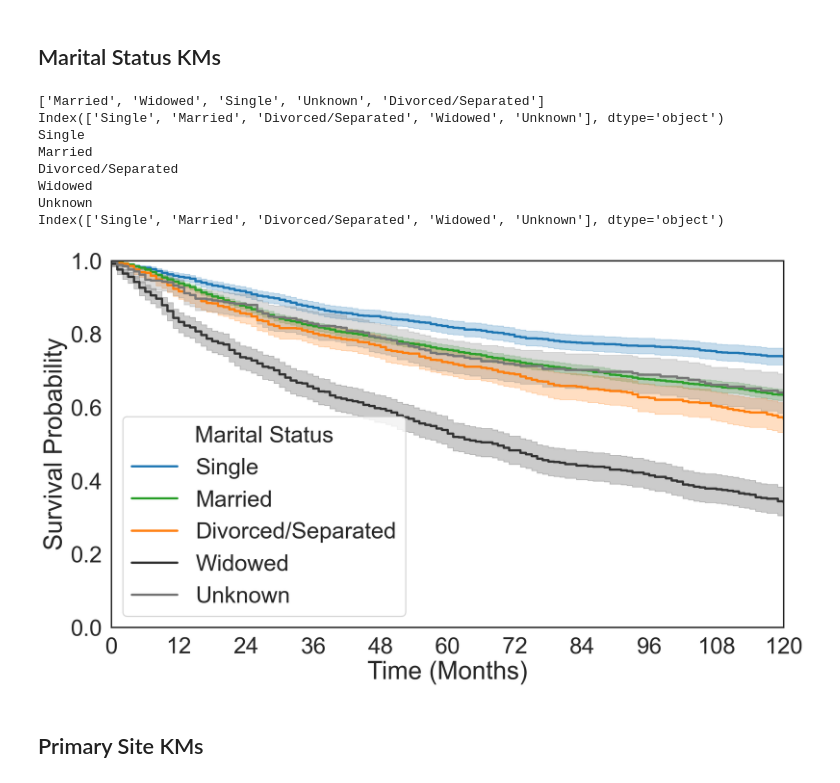
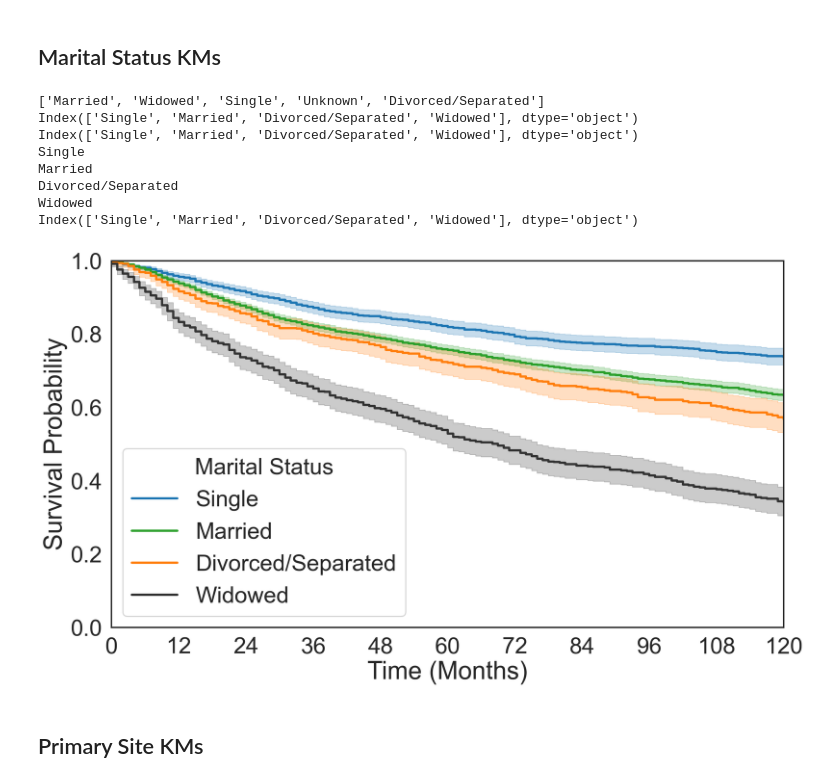
Before and after one commit to obaidkhurram/salivary-tumors, a Jupyter notebook: salivary_tumor_2024.ipynb, the cells around one changed output. Drawn from its saved outputs; the diff is of its cells as text; code cells hidden in the pictures.

Commit message:
• Validated KM Marital Status data • Adjusted Age variable to reflect 10 year increments in the Cox PH analysis

```diff
--- a/salivary_tumor_2024.ipynb
+++ b/salivary_tumor_2024.ipynb
@@ -649,3 +712,22 @@ print(low_proportion_categories)
 {'Age_Binned': ['0-4', '5-9', '10-14', '15-19', '20-24', '25-29', '30-34', '35-39', '85-89', '90+'], 'Sex': [], 'Race recode (W, B, AI, API)': ['American Indian/Alaska Native', 'Unknown'], 'Median hou ...
 # %% [markdown]
 # Survival Analysis
+# %%
+# Replace "Unknown" with nan's
+filtered_df['Survival months'] = filtered_df['Survival months'].replace("Unknown", np.nan)
+# Change to numeric
+filtered_df['Survival months'] = pd.to_numeric(filtered_df['Survival months'])
+
+filtered_df['event_occurred'] = filtered_df['Vital status recode (study cutoff used)'].apply(
+    lambda x: 1 if x == 'Dead'
+    # else 2 if x == 'Dead (missing/unknown COD)'
+    else 0)
+
+filtered_df_over18['Survival months'] = filtered_df_over18['Survival months'].replace("Unknown", np.nan)
+# Change to numeric
+filtered_df_over18['Survival months'] = pd.to_numeric(filtered_df_over18['Survival months'])
+
+filtered_df_over18['event_occurred'] = filtered_df_over18['Vital status recode (study cutoff used)'].apply(
+    lambda x: 1 if x == 'Dead'
+    # else 2 if x == 'Dead (missing/unknown COD)'
+    else 0)
@@ -825,7 +903,7 @@ See the caveats in the documentation: https://pandas.pydata.org/pandas-docs/stab
 # %% [markdown]
 ## SES Based KMs
 # %%
-df = filtered_df.dropna()
+df = filtered_df_over18.dropna()
 # df.info()
 # First let's reorder tertiles for aesthetics
 df['Income Tertile Temp'] = df['Income Tertile']
@@ -920,7 +998,7 @@ Name: count, dtype: int64
 # %% [markdown]
 ## Sex Based KMs
 # %%
-df = filtered_df.dropna()
+df = filtered_df_over18.dropna()
 
 # Instantiate the Kaplan-Meier fitter
 kmf = KaplanMeierFitter()
@@ -1008,8 +1086,14 @@ print(main_statuses)
 df = df[df[marital_colname].isin(main_statuses)]
 df[marital_colname] = df[marital_colname].cat.remove_unused_categories()
 df[marital_colname] = df[marital_colname].cat.reorder_categories(['Single','Married','Divorced/Separated','Widowed','Unknown'])
+# df[marital_colname] = df[marital_colname].map({'Divorced/Separated':'Single',
+#                                                'Widowed':'Single',
+#                                                'Married':'Married'}).astype('category')
+df = df[df[marital_colname] != 'Unknown']
+df[marital_colname] = df[marital_colname].cat.remove_unused_categories()
 print(df[marital_colname].cat.categories)
 marital_values = df[marital_colname].cat.categories
+print(marital_values)
 # marital_values = marital_values[~marital_values.isin(['Unknown','Domestic Partner'])]
 # Make new color dictionary
 mSColorDict = {maritalStatus: color for maritalStatus, color in zip(marital_values, marital_colorpalette)}
@@ -1049,38 +1133,38 @@ plt.xticks(range(0, 121, 12))
 plt.grid(False, axis='y')
 
 # Customize the legend font size
 plt.legend(loc='best', fontsize=base_fs, title='Marital Status')
 
 # Manually define the order of the legend items
 ordered_labels = marital_values
 print(marital_values)
 # Get the current handles and labels from the plot
 handles, labels = ax.get_legend_handles_labels()
 
 # Reorder the handles and labels to match the desired order
 ordered_handles = [handles[labels.index(label)] for label in ordered_labels]
 
 # Now, set the legend with the desired order
 legend = ax.legend(ordered_handles, ordered_labels, fontsize=base_fs, loc='best')
 
 # Set the title for the legend
 legend.set_title('Marital Status', prop={'size': base_fs})
 # set layout
 plt.tight_layout()
 # save the plot
-# plt.savefig('km_survival10year.png', dpi=300, bbox_inches='tight')
+plt.savefig('km_survival10year_marital.pdf', format='pdf', dpi=300, bbox_inches='tight')
 # Show the plot
 plt.show()
 # %% [output]
 ['Married', 'Widowed', 'Single', 'Unknown', 'Divorced/Separated']
-Index(['Single', 'Married', 'Divorced/Separated', 'Widowed', 'Unknown'], dtype='object')
+Index(['Single', 'Married', 'Divorced/Separated', 'Widowed'], dtype='object')
+Index(['Single', 'Married', 'Divorced/Separated', 'Widowed'], dtype='object')
 Single
 Married
 Divorced/Separated
 Widowed
-Unknown
-Index(['Single', 'Married', 'Divorced/Separated', 'Widowed', 'Unknown'], dtype='object')
+Index(['Single', 'Married', 'Divorced/Separated', 'Widowed'], dtype='object')
-[figure, old version]
+[figure, new version]
 # %% [markdown]
 ## Primary Site KMs
 # %%
```
Also changed, not shown: parts of 10 cells of this notebook.
